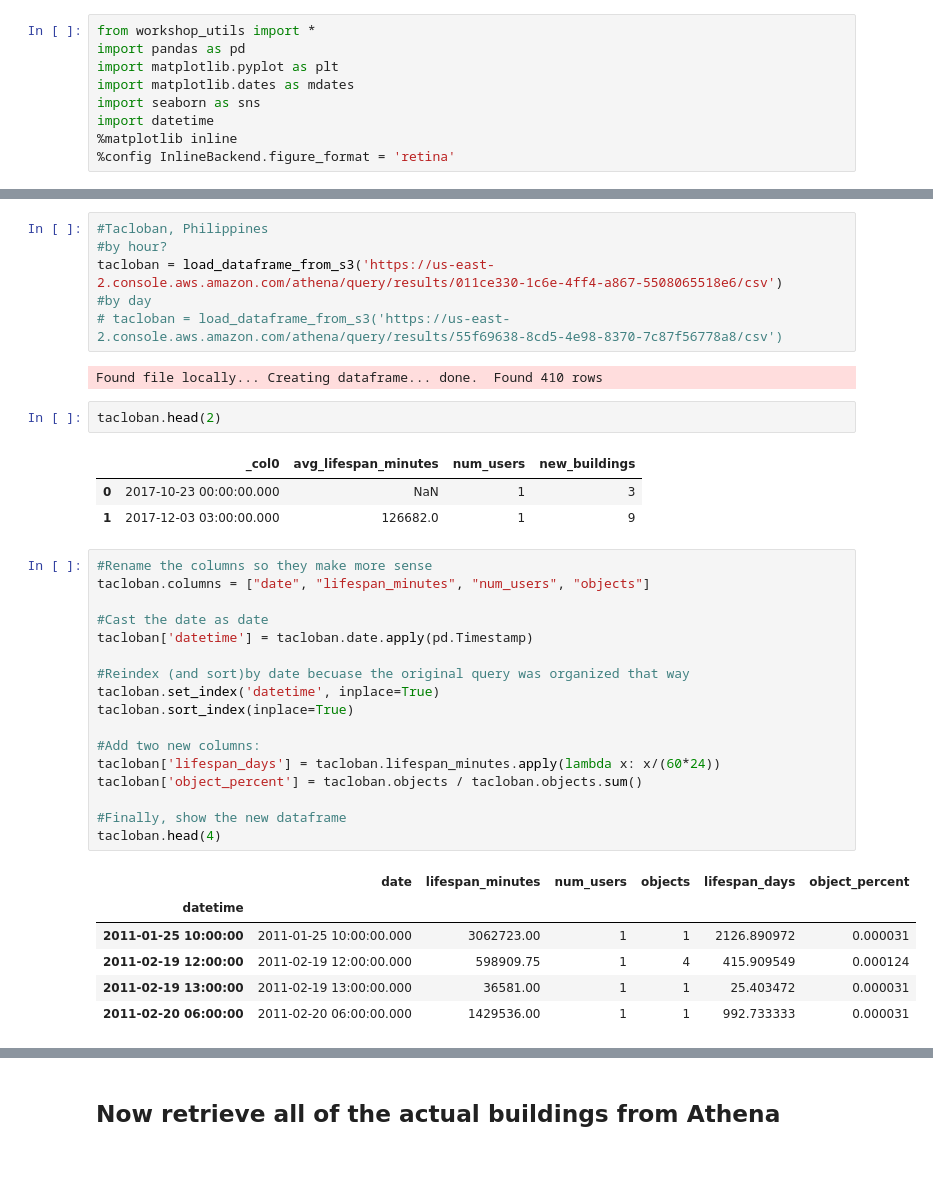
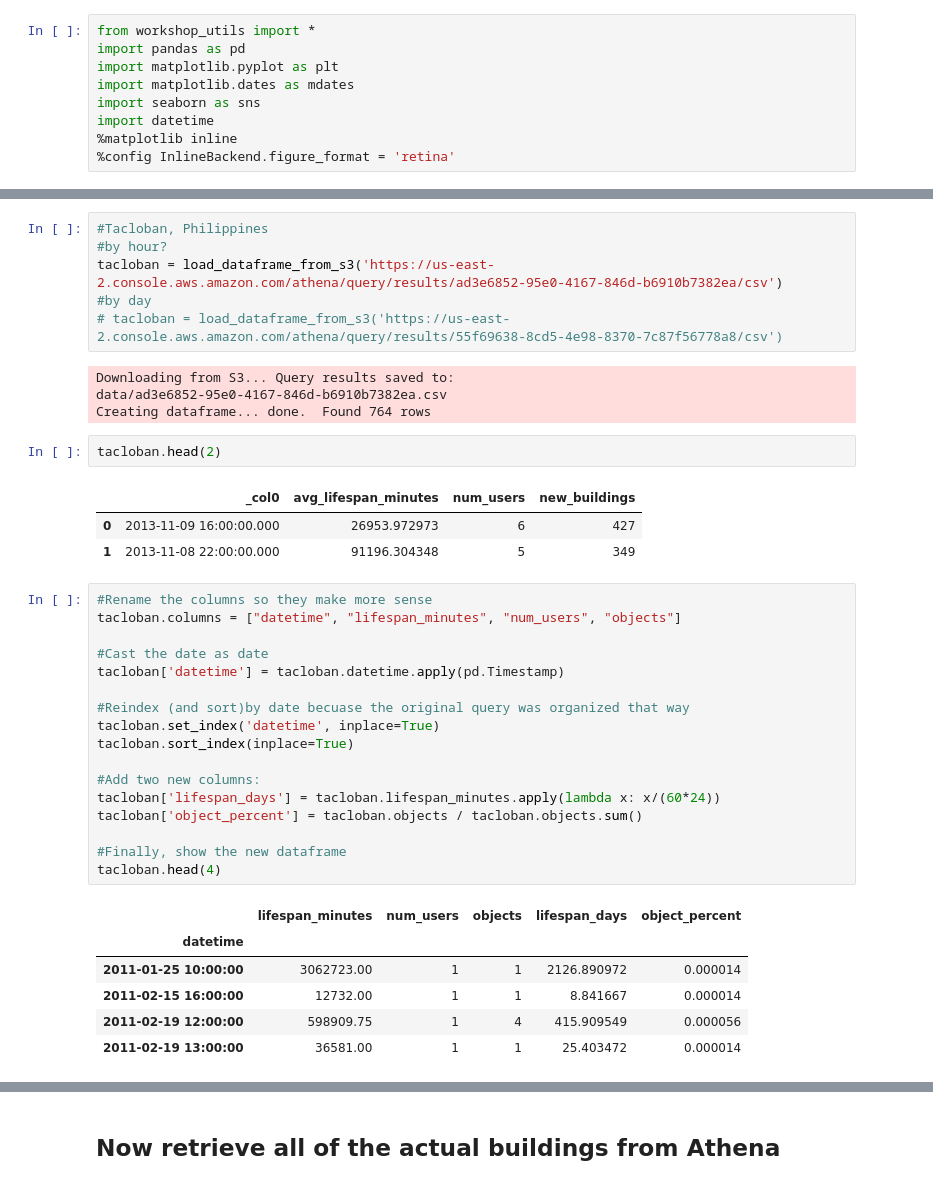
Before and after one commit to jenningsanderson/aws-athena-workshop, a Jupyter notebook: 1. Buildings.ipynb, the cells around one changed output, grey strips where cells are left out. Saved outputs shown, nothing was run; the diff lists cells and outputs as text.

```diff
--- a/1. Buildings.ipynb
+++ b/1. Buildings.ipynb
@@ -27,41 +29,43 @@ These next cells will load the output from the following query in Athena:
 # %%
 #Tacloban, Philippines
 #by hour?
-tacloban = load_dataframe_from_s3('https://us-east-2.console.aws.amazon.com/athena/query/results/011ce330-1c6e-4ff4-a867-5508065518e6/csv')
+tacloban = load_dataframe_from_s3('https://us-east-2.console.aws.amazon.com/athena/query/results/ad3e6852-95e0-4167-846d-b6910b7382ea/csv')
 #by day
 # tacloban = load_dataframe_from_s3('https://us-east-2.console.aws.amazon.com/athena/query/results/55f69638-8cd5-4e98-8370-7c87f56778a8/csv')
 # %% [output]
-Found file locally... Creating dataframe... done.  Found 410 rows
+Downloading from S3... Query results saved to:
+data/ad3e6852-95e0-4167-846d-b6910b7382ea.csv
+Creating dataframe... done.  Found 764 rows
 # %%
 tacloban.head(2)
 # %% [output]
 |  | _col0 | avg_lifespan_minutes | num_users | new_buildings |
-| 0 | 2017-10-23 00:00:00.000 | NaN | 1 | 3 |
-| 1 | 2017-12-03 03:00:00.000 | 126682.0 | 1 | 9 |
+| 0 | 2013-11-09 16:00:00.000 | 26953.972973 | 6 | 427 |
+| 1 | 2013-11-08 22:00:00.000 | 91196.304348 | 5 | 349 |
 # %%
 #Rename the columns so they make more sense
-tacloban.columns = ["date", "lifespan_minutes", "num_users", "objects"]
+tacloban.columns = ["datetime", "lifespan_minutes", "num_users", "objects"]
 
 #Cast the date as date
-tacloban['datetime'] = tacloban.date.apply(pd.Timestamp)
+tacloban['datetime'] = tacloban.datetime.apply(pd.Timestamp)
 
 #Reindex (and sort)by date becuase the original query was organized that way
 tacloban.set_index('datetime', inplace=True)
 tacloban.sort_index(inplace=True)
 
 #Add two new columns:
 tacloban['lifespan_days'] = tacloban.lifespan_minutes.apply(lambda x: x/(60*24))
 tacloban['object_percent'] = tacloban.objects / tacloban.objects.sum()
 
 #Finally, show the new dataframe
 tacloban.head(4)
 # %% [output]
-|  | date | lifespan_minutes | num_users | objects | lifespan_days | object_percent |
-| datetime |  |  |  |  |  |  |
-| 2011-01-25 10:00:00 | 2011-01-25 10:00:00.000 | 3062723.00 | 1 | 1 | 2126.890972 | 0.000031 |
-| 2011-02-19 12:00:00 | 2011-02-19 12:00:00.000 | 598909.75 | 1 | 4 | 415.909549 | 0.000124 |
-| 2011-02-19 13:00:00 | 2011-02-19 13:00:00.000 | 36581.00 | 1 | 1 | 25.403472 | 0.000031 |
-| 2011-02-20 06:00:00 | 2011-02-20 06:00:00.000 | 1429536.00 | 1 | 1 | 992.733333 | 0.000031 |
+|  | lifespan_minutes | num_users | objects | lifespan_days | object_percent |
+| datetime |  |  |  |  |  |
+| 2011-01-25 10:00:00 | 3062723.00 | 1 | 1 | 2126.890972 | 0.000014 |
+| 2011-02-15 16:00:00 | 12732.00 | 1 | 1 | 8.841667 | 0.000014 |
+| 2011-02-19 12:00:00 | 598909.75 | 1 | 4 | 415.909549 | 0.000056 |
+| 2011-02-19 13:00:00 | 36581.00 | 1 | 1 | 25.403472 | 0.000014 |
 # %%
 sns.set_style('whitegrid')
 ax = tacloban['objects'].plot(style='.', figsize=(14,4))
```
Also changed, not shown: parts of 8 cells of this notebook, 14 other files.
